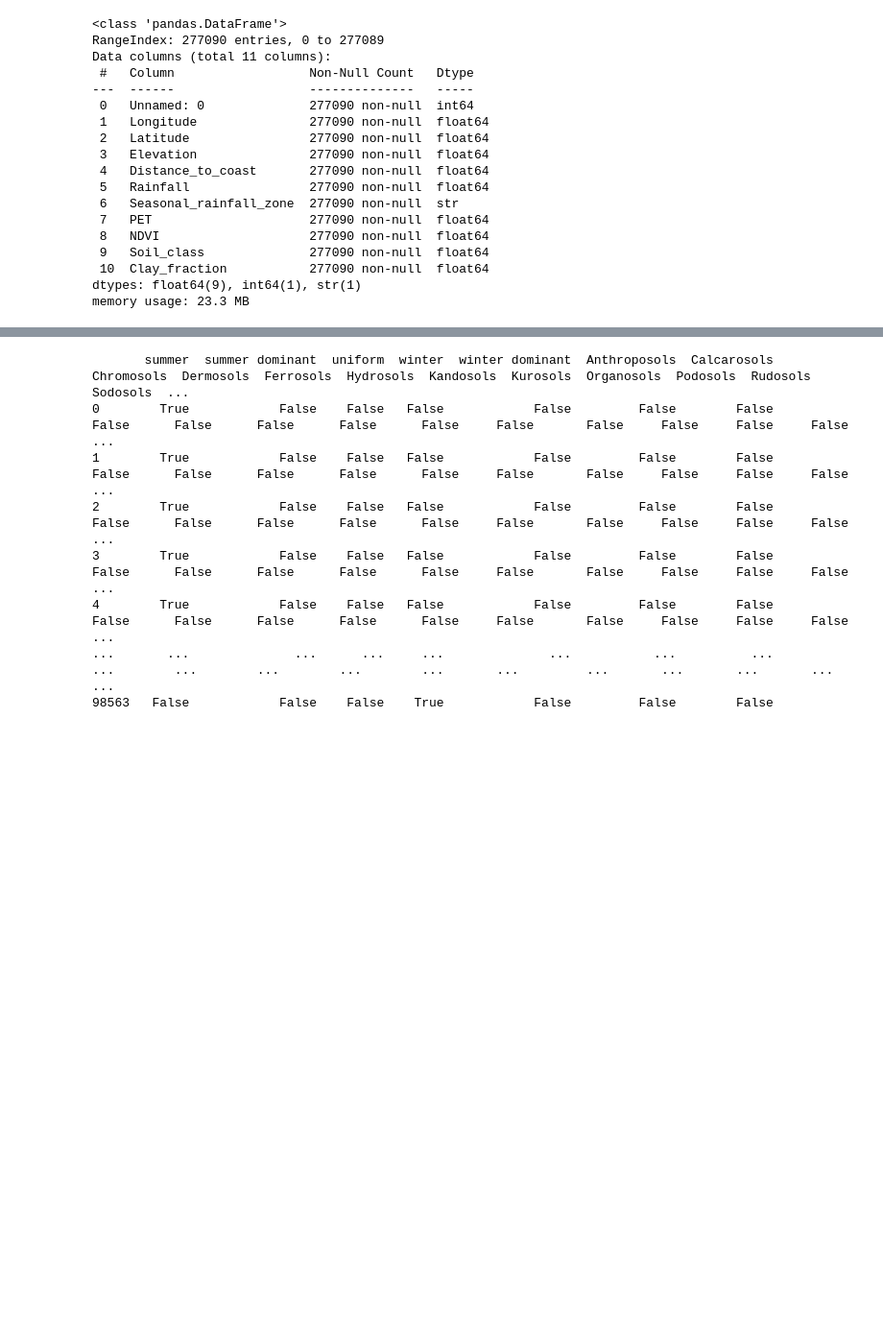
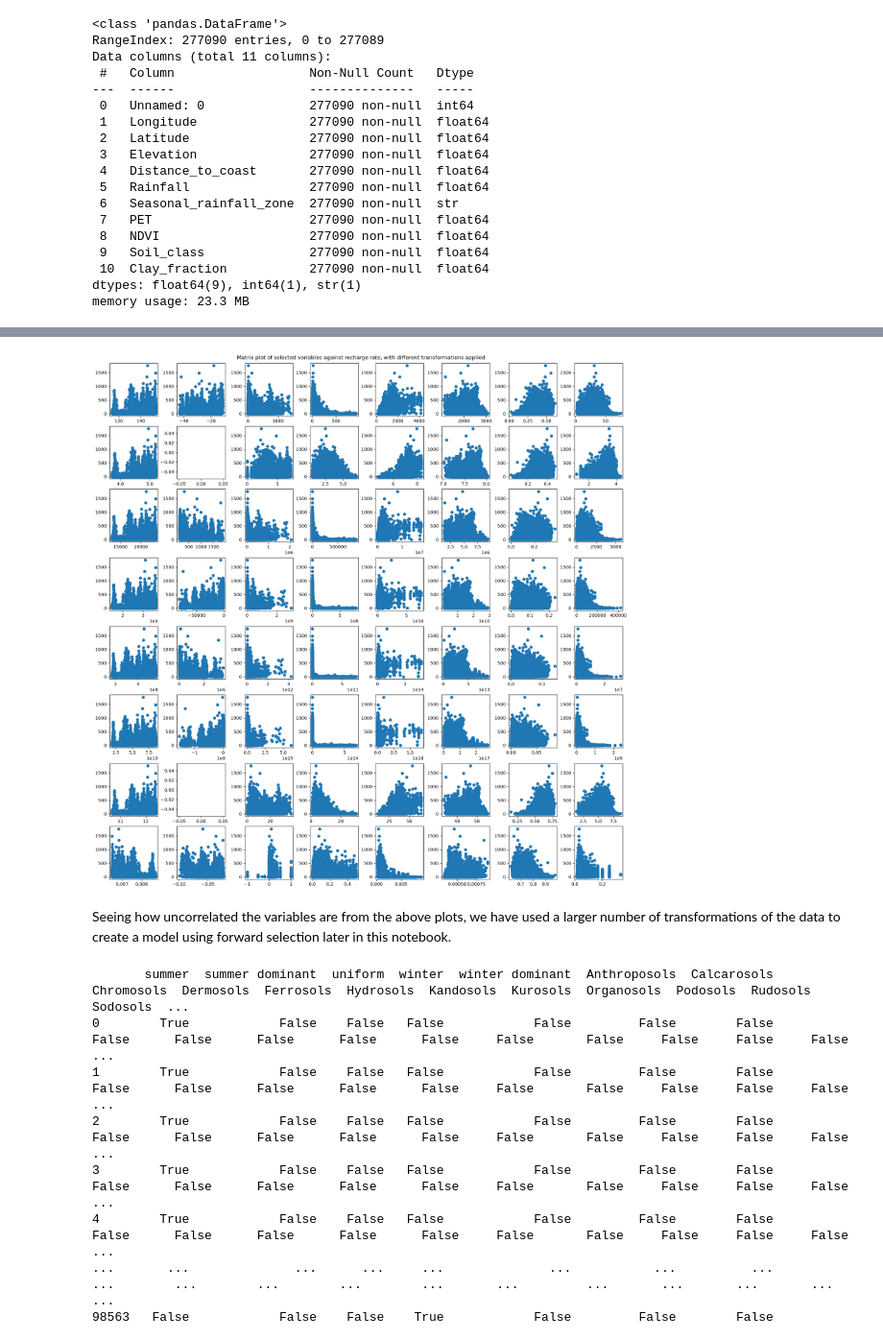
Before and after one commit to Matei-Stoica-Uni/Capstone-Case-Study---Australia, a Jupyter notebook: AUS_gw_recharge_capstonecasestudy.ipynb, the cells around one changed output, grey strips where cells are left out. Shown at 96% size. Saved outputs shown, nothing was run; the diff lists cells and outputs as text; code cells hidden in the pictures; blank space fills up the shorter version.

```diff
--- a/AUS_gw_recharge_capstonecasestudy.ipynb
+++ b/AUS_gw_recharge_capstonecasestudy.ipynb
@@ -77,3 +126,43 @@ Borehole data:
+# %%
+def graph_transformations(op_code, operand):
+    if op_code == 0: ## returns operand with no change
+        return operand
+    elif op_code == 1:
+        return np.log(operand+1)
+    elif op_code == 2:
+        return np.square(operand)
+    elif op_code == 3:
+        return operand**3
+    elif op_code == 4:
+        return operand**4
+    elif op_code == 5:
+        return operand**5
+    elif op_code == 6:
+        return np.sqrt(operand)
+    elif op_code == 7:
+        return np.divide(1.0,operand+1)
+    else:
+        raise Exception("invalid op code")
+
+
+fig, ax = plt.subplots(ncols=8, nrows=8, figsize=(17,17))
+
+columns = boredata_nostr.columns
+
+
+for i in range(8):
+    for j in range(8):
+        ax[i][j].scatter(
+        graph_transformations(i,boredata_nostr[columns[j]]),
+        boredata_nostr['Recharge_rate']
+        )
+
+fig.suptitle('Matrix plot of selected variables against recharge rate, with different transformations applied')
+fig.set_constrained_layout(constrained=True);
+# %% [output]
+[figure, added]
+# %% [markdown]
+Seeing how uncorrelated the variables are from the above plots, we have used a larger number of transformations of the data to create a model using forward selection later in this notebook.
 # %%
 
 boredata_nostr= boredata.drop(labels=['Bore_ID', 'Seasonal_rainfall_zone', 'State', 'Soil_class', 'Runoff_coefficient'], axis=1)
```
Also changed, not shown: parts of 18 cells of this notebook, 1 other file.
